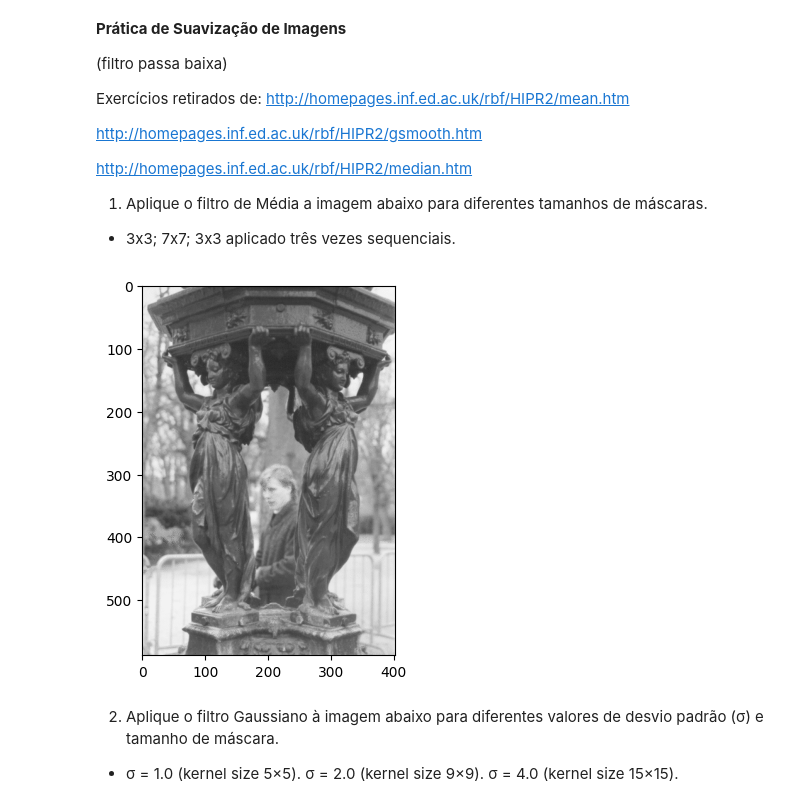
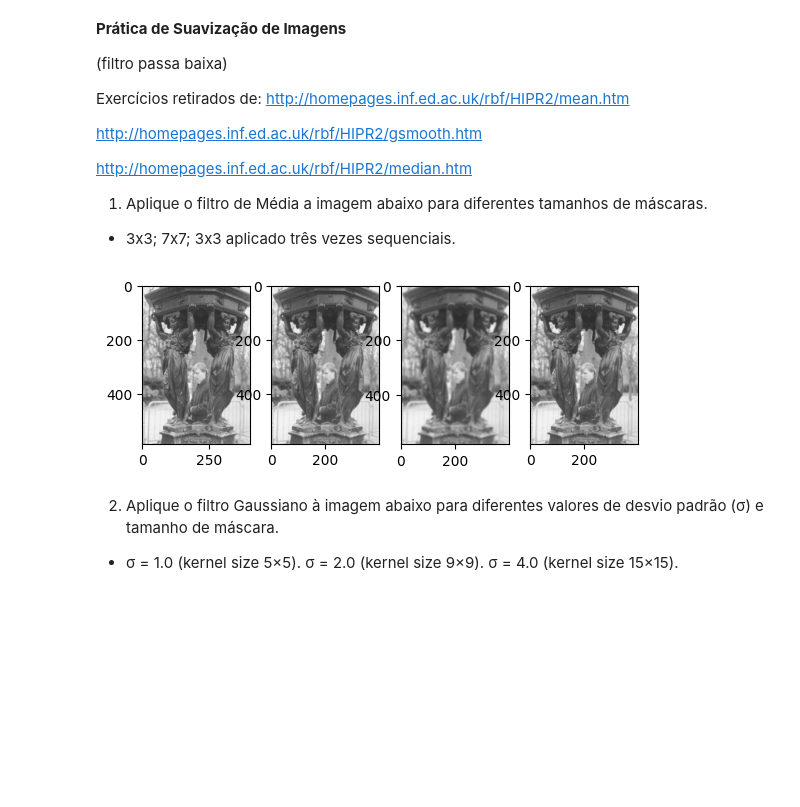
Before and after one commit to fernandofavaro1/gbc216_t2_G13, a Jupyter notebook: Lab04 - Low pass filtering/Lab04.ipynb, the cells around one changed output. Cells and saved outputs as stored; diff of their text form; code cells hidden in the pictures; blank space fills up the shorter version.

```diff
--- a/Lab04 - Low pass filtering/Lab04.ipynb
+++ b/Lab04 - Low pass filtering/Lab04.ipynb
@@ -16,14 +16,68 @@ http://homepages.inf.ed.ac.uk/rbf/HIPR2/median.htm
 import cv2
 import matplotlib.pyplot as plt
 import numpy as np
-# %%
-# code here
-
-img1 = cv2.imread("sta2.png", cv2.IMREAD_GRAYSCALE)
-
-plt.imshow(img1, cmap='gray', vmin=0, vmax=255);
-# %% [output]
-[figure, removed]
+# %%
+img1 = cv2.imread("sta2.png", cv2.IMREAD_GRAYSCALE)
+
+def convolution(img, mask):
+  x, y = img.shape
+  a = (len(mask) - 1) // 2
+  b = (len(mask[0]) - 1) // 2
+
+  out_h = x - 2*a
+  out_w = y - 2*b
+
+  newImage = [[0.0 for _ in range(out_w)] for _ in range(out_h)]
+
+  for i in range(a, x - a):
+    for j in range(b, y - b):
+      s = 0.0
+      for m in range(-a, a + 1):
+        for n in range(-b, b + 1):
+          s += float(img[i - m, j - n]) * float(mask[m + a][n + b])
+      newImage[i - a][j - b] = s
+
+  return newImage
+
+matrix1 = np.array([[0,1,0],
+                    [1,1,1],
+                    [0,1,0]], dtype=np.float32) / 5.0
+
+matrix2 = np.array([[1,1,1,1,1,1,1],
+                    [1,1,1,1,1,1,1],
+                    [1,1,1,1,1,1,1],
+                    [1,1,1,1,1,1,1],
+                    [1,1,1,1,1,1,1],
+                    [1,1,1,1,1,1,1],
+                    [1,1,1,1,1,1,1],], dtype=np.float32) / 49.0
+
+matrix3 = np.array([[1,3,1],
+                    [3,16,3],
+                    [1,3,1]], dtype=np.float32) / 32.0
+
+#original:
+plt.subplot(1, 4, 1)
+plt.imshow(img1, cmap='gray', vmin=0, vmax=255);
+
+#3x3 media simples:
+for i in range(3):
+  convolution1 = convolution(img1, matrix1)
+plt.subplot(1, 4, 2)
+plt.imshow(convolution1, cmap='gray', vmin=0, vmax=255)
+
+#7x7 media simples
+for i in range(3):
+  convolution2 = convolution(img1, matrix2)
+plt.subplot(1, 4, 3)
+plt.imshow(convolution2, cmap='gray', vmin=0, vmax=255)
+
+#3x3 media ponderada:
+for i in range(3):
+  convolution3 = convolution(img1, matrix3)
+plt.subplot(1, 4, 4)
+plt.imshow(convolution3, cmap='gray', vmin=0, vmax=255)
+# %% [output]
+[figure, added]
 # %% [markdown]
 2)	Aplique o filtro Gaussiano à imagem abaixo para diferentes valores de desvio padrão (σ) e tamanho de máscara.
 - σ = 1.0 (kernel size 5×5).	σ = 2.0 (kernel size 9×9).	σ =  4.0 (kernel size 15×15).
```
Also changed, not shown: parts of 6 cells of this notebook, 1 other file.
